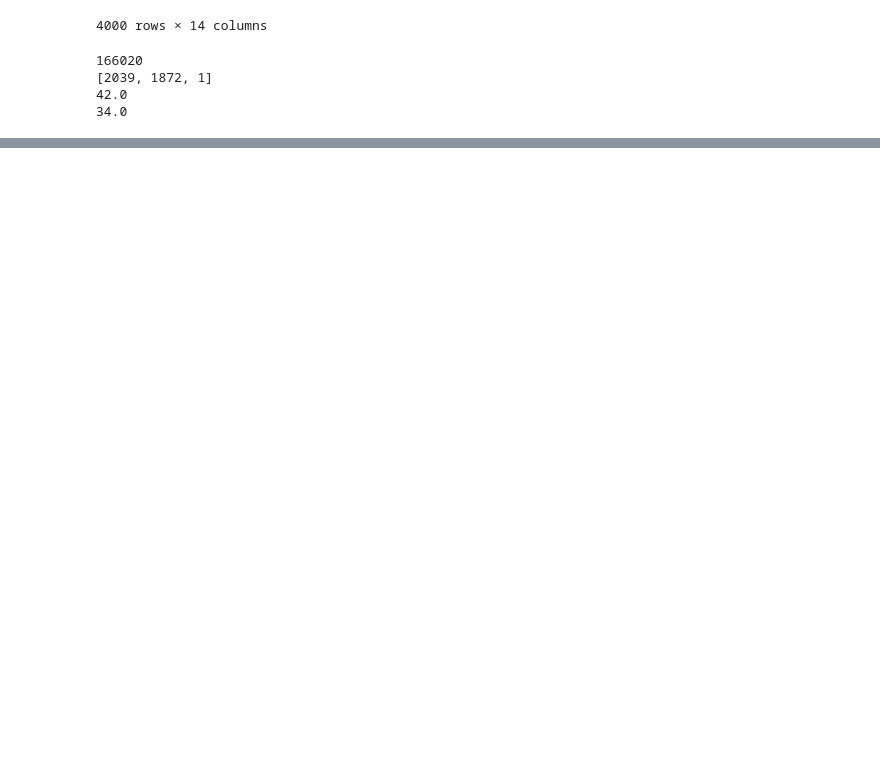
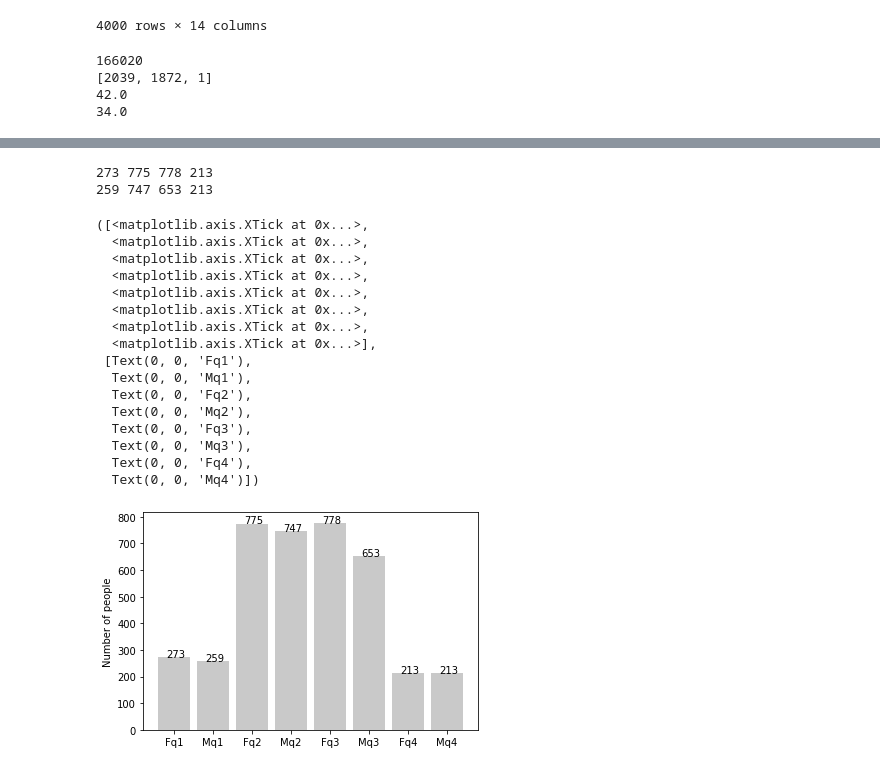
Before and after one commit to thisisraj57/KPMG_VIRTUAL_INTERNSHIP, a Jupyter notebook: Untitled1.ipynb, the cells around one changed output, grey strips where cells are left out. Saved outputs shown, nothing was run; the diff lists cells and outputs as text; code cells hidden in the pictures; blank space fills up the shorter version.

```diff
--- a/Untitled1.ipynb
+++ b/Untitled1.ipynb
@@ -228,0 +294,36 @@ print(stdv_val)
+# %%
+print(len(dtt["Female1"]), len(dtt["Female2"]), len(dtt["Female3"]), len(dtt["Female4"]))
+print(len(dtt["Male1"]), len(dtt["Male2"]), len(dtt["Male3"]), len(dtt["Male4"]))
+# %% [output]
+273 775 778 213
+259 747 653 213
+# %%
+graphgen = [len(dtt["Female1"]), len(dtt["Male1"]), len(dtt["Female2"]), len(dtt["Male2"]), len(dtt["Female3"]), len(dtt["Male3"]), len(dtt["Female4"]), len(dtt["Male4"])]
+colorr = (0.7,0.7,0.7,0.7)
+
+x2 = np.arange(8)
+fig2, ax2 = plt.subplots()
+ax2.set_ylabel('Number of people')
+plt.bar(x2, graphgen, color = colorr)
+for i in range(len(graphgen)):
+    plt.text(x = i-0.2, y = graphgen[i]+0.1, s = graphgen[i], size = 10)
+
+plt.xticks(x2, ('Fq1', "Mq1", 'Fq2', "Mq2", 'Fq3', "Mq3", 'Fq4', "Mq4"))
+# %% [output]
+([<matplotlib.axis.XTick at 0x...>,
+  <matplotlib.axis.XTick at 0x...>,
+  <matplotlib.axis.XTick at 0x...>,
+  <matplotlib.axis.XTick at 0x...>,
+  <matplotlib.axis.XTick at 0x...>,
+  <matplotlib.axis.XTick at 0x...>,
+  <matplotlib.axis.XTick at 0x...>,
+  <matplotlib.axis.XTick at 0x...>],
+ [Text(0, 0, 'Fq1'),
+  Text(0, 0, 'Mq1'),
+  Text(0, 0, 'Fq2'),
+  Text(0, 0, 'Mq2'),
+  Text(0, 0, 'Fq3'),
+  Text(0, 0, 'Mq3'),
+  Text(0, 0, 'Fq4'),
+  Text(0, 0, 'Mq4')])
+[figure, added]
```
Also changed, not shown: parts of 7 cells of this notebook.
